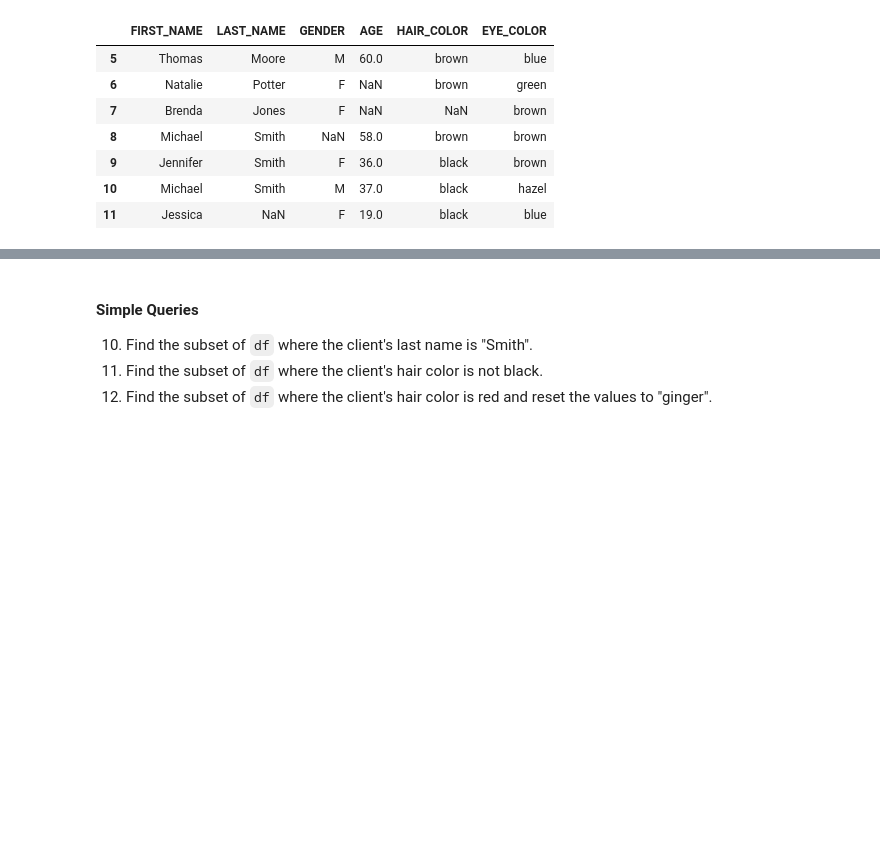
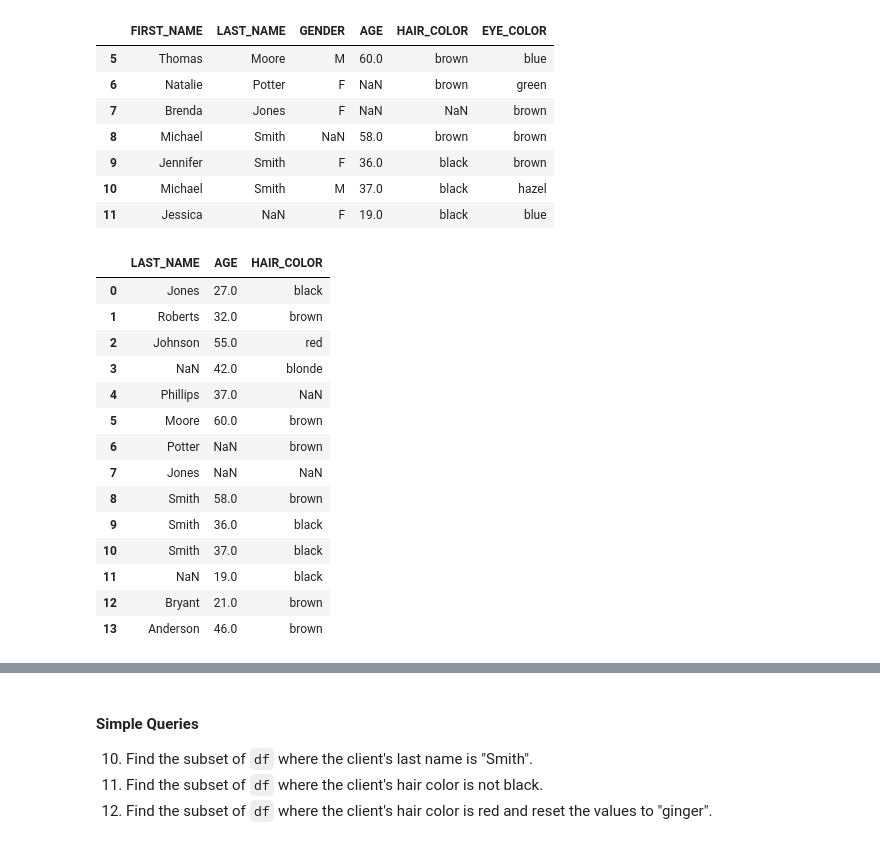
Before and after one commit to suheda1ben/Data-Analysis-with-Pandas, a Jupyter notebook: Data Analysis with Pandas.ipynb, the cells around one changed output, grey strips where cells are left out. Cells and saved outputs as stored; diff of their text form; code cells hidden in the pictures; blank space fills up the shorter version.

```diff
--- a/Data Analysis with Pandas.ipynb
+++ b/Data Analysis with Pandas.ipynb
@@ -101,3 +101,21 @@ df4.iloc[5:12]
 | 9 | Jennifer | Smith | F | 36.0 | black | brown |
 | 10 | Michael | Smith | M | 37.0 | black | hazel |
 | 11 | Jessica | NaN | F | 19.0 | black | blue |
+# %%
+df4[['LAST_NAME','AGE','HAIR_COLOR']]
+# %% [output]
+|  | LAST_NAME | AGE | HAIR_COLOR |
+| 0 | Jones | 27.0 | black |
+| 1 | Roberts | 32.0 | brown |
+| 2 | Johnson | 55.0 | red |
+| 3 | NaN | 42.0 | blonde |
+| 4 | Phillips | 37.0 | NaN |
+| 5 | Moore | 60.0 | brown |
+| 6 | Potter | NaN | brown |
+| 7 | Jones | NaN | NaN |
+| 8 | Smith | 58.0 | brown |
+| 9 | Smith | 36.0 | black |
+| 10 | Smith | 37.0 | black |
+| 11 | NaN | 19.0 | black |
+| 12 | Bryant | 21.0 | brown |
+| 13 | Anderson | 46.0 | brown |
```
Also changed, not shown: parts of 17 cells of this notebook, 2 other files.
